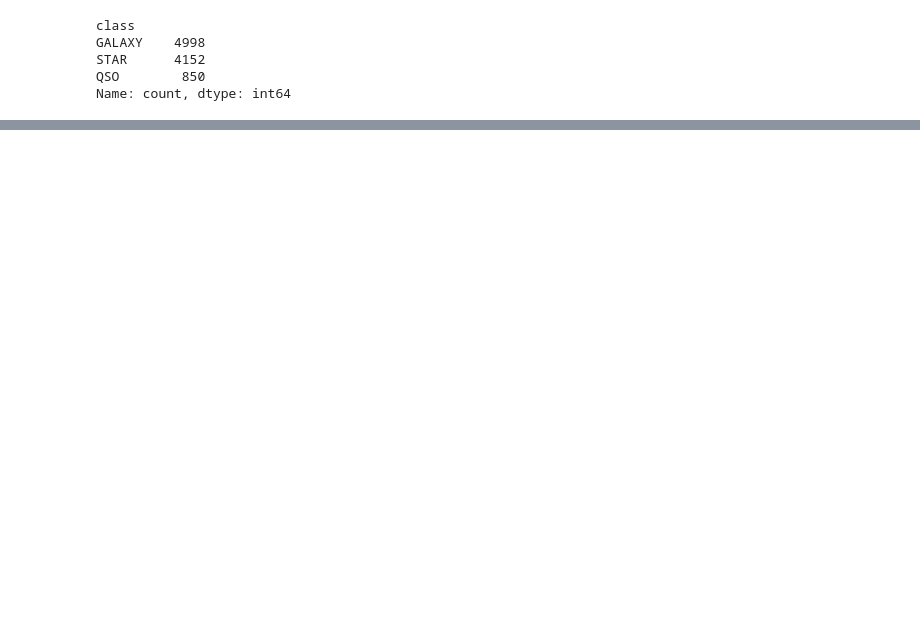
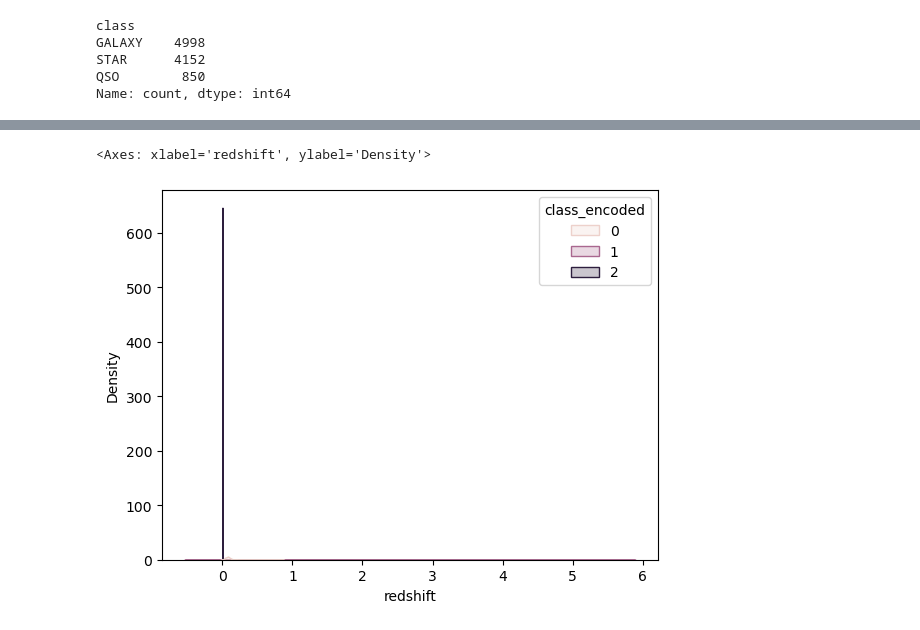
Before and after one commit to fatihsavaskurt/ML, a Jupyter notebook: XGBoostClassifier.ipynb, the cells around one changed output, grey strips where cells are left out. Cells and saved outputs as stored; diff of their text form; code cells hidden in the pictures; blank space fills up the shorter version.

```diff
--- a/XGBoostClassifier.ipynb
+++ b/XGBoostClassifier.ipynb
@@ -92,0 +148,5 @@ sns.heatmap(df.corr())
+# %%
+sns.kdeplot(data=df, x="redshift", hue="class_encoded", fill=True)
+# %% [output]
+<Axes: xlabel='redshift', ylabel='Density'>
+[figure, added]
```
Also changed, not shown: parts of 56 cells of this notebook.
